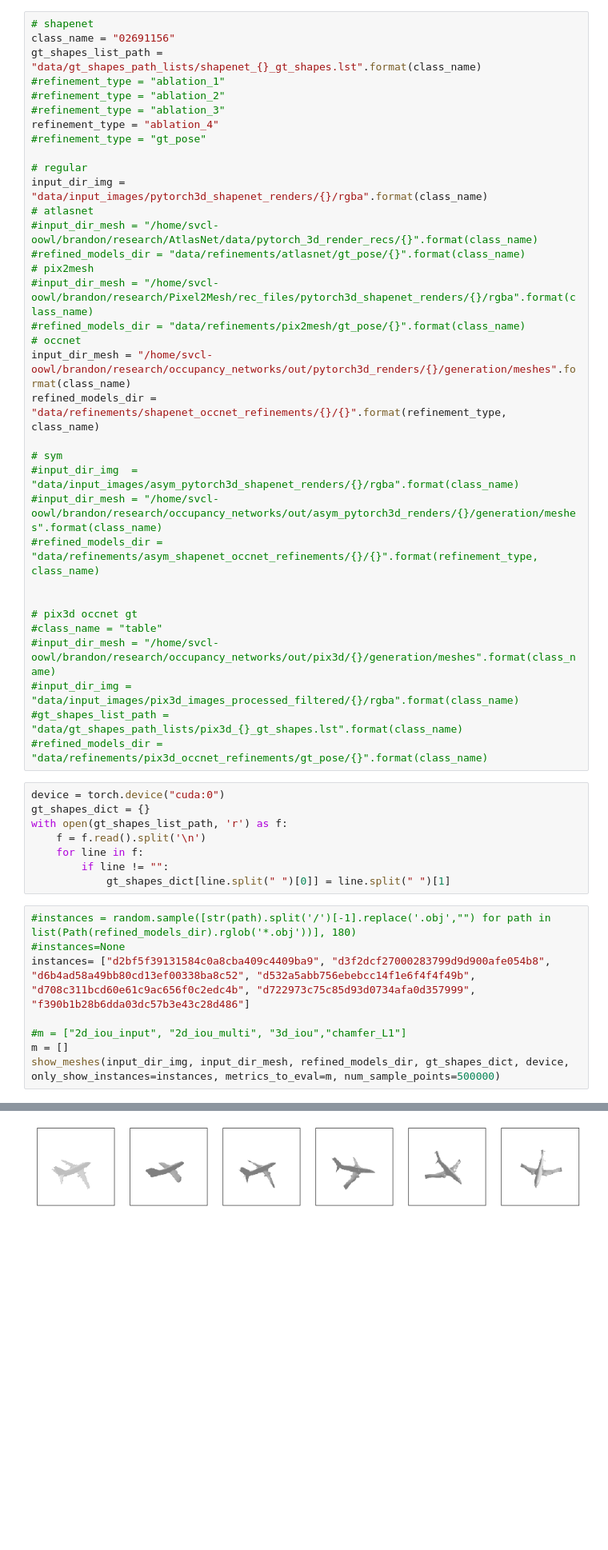
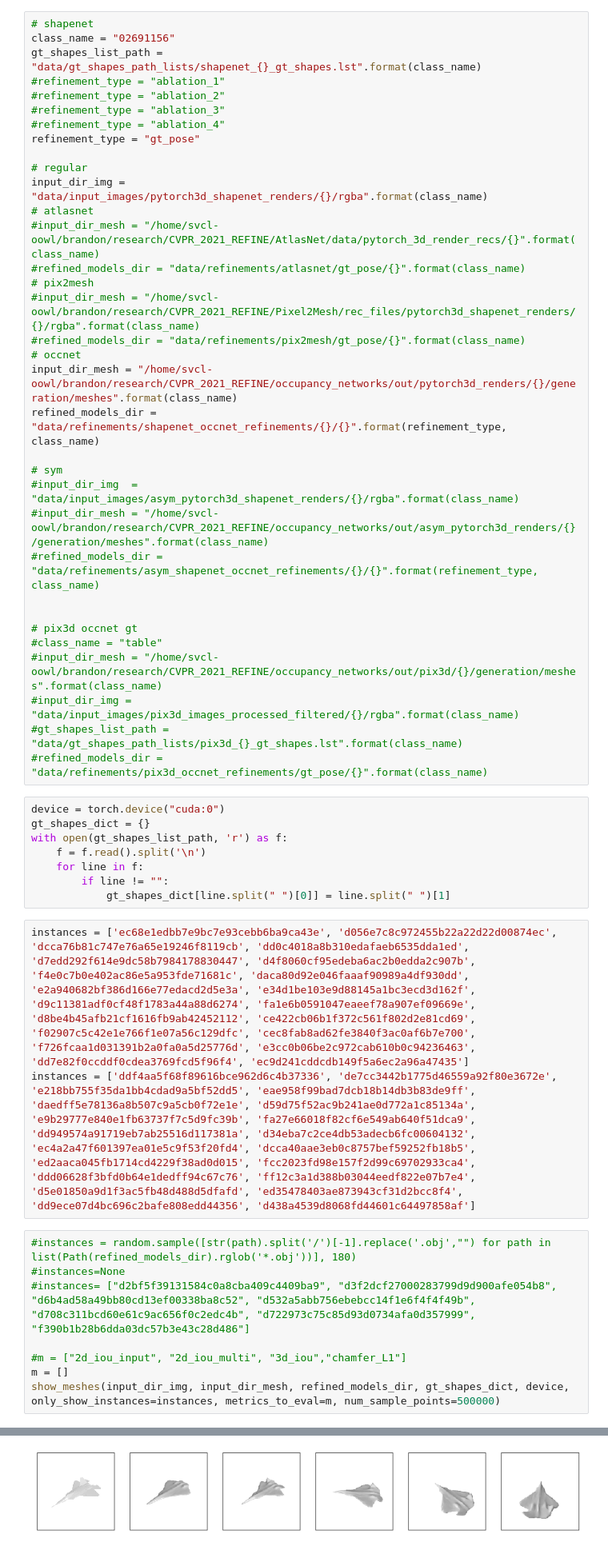
Before and after one commit to b7leung/sil_consistent_at_inference, a Jupyter notebook: notebooks/Show_Refined_Meshes.ipynb, the cells around one changed output, grey strips where cells are left out. Shown at 80% size. Drawn from its saved outputs; the diff is of its cells as text; blank space fills up the shorter version.

```diff
--- a/notebooks/Show_Refined_Meshes.ipynb
+++ b/notebooks/Show_Refined_Meshes.ipynb
@@ -88,30 +88,30 @@ gt_shapes_list_path = "data/gt_shapes_path_lists/shapenet_{}_gt_shapes.lst".form
 #refinement_type = "ablation_1"
 #refinement_type = "ablation_2"
 #refinement_type = "ablation_3"
-refinement_type = "ablation_4"
-#refinement_type = "gt_pose"
+#refinement_type = "ablation_4"
+refinement_type = "gt_pose"
 
 # regular
 input_dir_img = "data/input_images/pytorch3d_shapenet_renders/{}/rgba".format(class_name)
 # atlasnet
-#input_dir_mesh = "/home/svcl-oowl/brandon/research/AtlasNet/data/pytorch_3d_render_recs/{}".format(class_name)
+#input_dir_mesh = "/home/svcl-oowl/brandon/research/CVPR_2021_REFINE/AtlasNet/data/pytorch_3d_render_recs/{}".format(class_name)
 #refined_models_dir = "data/refinements/atlasnet/gt_pose/{}".format(class_name)
 # pix2mesh
-#input_dir_mesh = "/home/svcl-oowl/brandon/research/Pixel2Mesh/rec_files/pytorch3d_shapenet_renders/{}/rgba".format(class_name)
+#input_dir_mesh = "/home/svcl-oowl/brandon/research/CVPR_2021_REFINE/Pixel2Mesh/rec_files/pytorch3d_shapenet_renders/{}/rgba".format(class_name)
 #refined_models_dir = "data/refinements/pix2mesh/gt_pose/{}".format(class_name)
 # occnet
-input_dir_mesh = "/home/svcl-oowl/brandon/research/occupancy_networks/out/pytorch3d_renders/{}/generation/meshes".format(class_name)
+input_dir_mesh = "/home/svcl-oowl/brandon/research/CVPR_2021_REFINE/occupancy_networks/out/pytorch3d_renders/{}/generation/meshes".format(class_name)
 refined_models_dir = "data/refinements/shapenet_occnet_refinements/{}/{}".format(refinement_type, class_name)
 
 # sym
 #input_dir_img  = "data/input_images/asym_pytorch3d_shapenet_renders/{}/rgba".format(class_name)
-#input_dir_mesh = "/home/svcl-oowl/brandon/research/occupancy_networks/out/asym_pytorch3d_renders/{}/generation/meshes".format(class_name)
+#input_dir_mesh = "/home/svcl-oowl/brandon/research/CVPR_2021_REFINE/occupancy_networks/out/asym_pytorch3d_renders/{}/generation/meshes".format(class_name)
 #refined_models_dir = "data/refinements/asym_shapenet_occnet_refinements/{}/{}".format(refinement_type, class_name)
 
 
 # pix3d occnet gt
 #class_name = "table"
-#input_dir_mesh = "/home/svcl-oowl/brandon/research/occupancy_networks/out/pix3d/{}/generation/meshes".format(class_name)
+#input_dir_mesh = "/home/svcl-oowl/brandon/research/CVPR_2021_REFINE/occupancy_networks/out/pix3d/{}/generation/meshes".format(class_name)
 #input_dir_img = "data/input_images/pix3d_images_processed_filtered/{}/rgba".format(class_name)
 #gt_shapes_list_path = "data/gt_shapes_path_lists/pix3d_{}_gt_shapes.lst".format(class_name)
 #refined_models_dir = "data/refinements/pix3d_occnet_refinements/gt_pose/{}".format(class_name)
@@ -123,10 +123,13 @@ with open(gt_shapes_list_path, 'r') as f:
     for line in f:
         if line != "":
             gt_shapes_dict[line.split(" ")[0]] = line.split(" ")[1]
+# %%
+instances = ['ec68e1edbb7e9bc7e93cebb6ba9ca43e', 'd056e7c8c972455b22a22d22d00874ec', 'dcca76b81c747e76a65e19246f8119cb', 'dd0c4018a8b310edafaeb6535dda1ed', 'd7edd292f614e9dc58b7984178830447', 'd4f8060cf95edeba6ac2b0edda2c907b', 'f4e0c7b0e402ac86e5a953fde71681c', 'daca80d92e046faaaf90989a4df930dd', 'e2a940682bf386d166e77edacd2d5e3a', 'e34d1be103e9d88145a1bc3ecd3d162f', 'd9c11381adf0cf48f1783a44a88d6274', 'fa1e6b0591047eaeef78a907ef09669e', 'd8be4b45afb21cf1616fb9ab42452112', 'ce422cb06b1f372c561f802d2e81cd69', 'f02907c5c42e1e766f1e07a56c129dfc', 'cec8fab8ad62fe3840f3ac0af6b7e700', 'f726fcaa1d031391b2a0fa0a5d25776d', 'e3cc0b06be2c972cab610b0c94236463', 'dd7e82f0ccddf0cdea3769fcd5f96f4', 'ec9d241cddcdb149f5a6ec2a96a47435']
+instances = ['ddf4aa5f68f89616bce962d6c4b37336', 'de7cc3442b1775d46559a92f80e3672e', 'e218bb755f35da1bb4cdad9a5bf52dd5', 'eae958f99bad7dcb18b14db3b83de9ff', 'daedff5e78136a8b507c9a5cb0f72e1e', 'd59d75f52ac9b241ae0d772a1c85134a', 'e9b29777e840e1fb63737f7c5d9fc39b', 'fa27e66018f82cf6e549ab640f51dca9', 'dd949574a91719eb7ab25516d117381a', 'd34eba7c2ce4db53adecb6fc00604132', 'ec4a2a47f601397ea01e5c9f53f20fd4', 'dcca40aae3eb0c8757bef59252fb18b5', 'ed2aaca045fb1714cd4229f38ad0d015', 'fcc2023fd98e157f2d99c69702933ca4', 'ddd06628f3bfd0b64e1dedff94c67c76', 'ff12c3a1d388b03044eedf822e07b7e4', 'd5e01850a9d1f3ac5fb48d488d5dfafd', 'ed35478403ae873943cf31d2bcc8f4', 'dd9ece07d4bc696c2bafe808edd44356', 'd438a4539d8068fd44601c64497858af']
 # %%
 #instances = random.sample([str(path).split('/')[-1].replace('.obj',"") for path in list(Path(refined_models_dir).rglob('*.obj'))], 180)
 #instances=None
-instances= ["d2bf5f39131584c0a8cba409c4409ba9", "d3f2dcf27000283799d9d900afe054b8", "d6b4ad58a49bb80cd13ef00338ba8c52", "d532a5abb756ebebcc14f1e6f4f4f49b", "d708c311bcd60e61c9ac656f0c2edc4b", "d722973c75c85d93d0734afa0d357999", "f390b1b28b6dda03dc57b3e43c28d486"]
+#instances= ["d2bf5f39131584c0a8cba409c4409ba9", "d3f2dcf27000283799d9d900afe054b8", "d6b4ad58a49bb80cd13ef00338ba8c52", "d532a5abb756ebebcc14f1e6f4f4f49b", "d708c311bcd60e61c9ac656f0c2edc4b", "d722973c75c85d93d0734afa0d357999", "f390b1b28b6dda03dc57b3e43c28d486"]
 
 #m = ["2d_iou_input", "2d_iou_multi", "3d_iou","chamfer_L1"]
 m = []
@@ -138 +141 @@ data/refinements/shapenet_occnet_refinements/ablation_4/02691156/batch_1_of_2/d2
-[figure, old version]
+[figure, new version]
```
Also changed, not shown: parts of 1 cell of this notebook, 49 other files.
